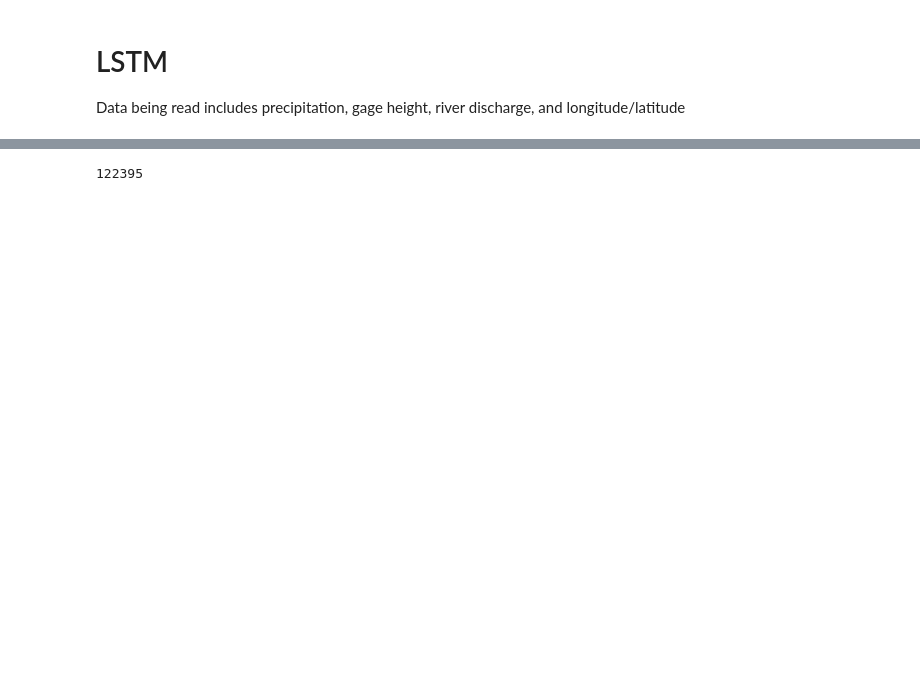
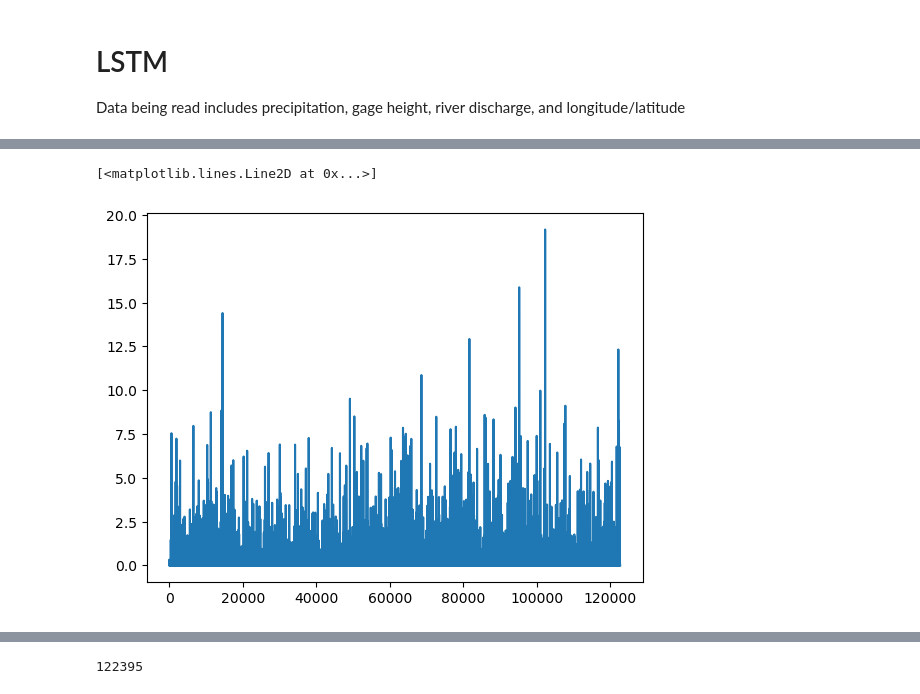
Before and after one commit to BrendanGramp/UMDAOSC650, a Jupyter notebook: AOSC650RNNFinalProject.ipynb, the cells around one changed output, grey strips where cells are left out. Drawn from its saved outputs; the diff is of its cells as text; code cells hidden in the pictures; blank space fills up the shorter version.

```diff
--- a/AOSC650RNNFinalProject.ipynb
+++ b/AOSC650RNNFinalProject.ipynb
@@ -209,0 +180,13 @@ print(k)
+# %%
+# drop any nans
+dataset1 = dataset1.dropna(subset=["PRECTOTCORR"])
+dataset2 = dataset2.dropna(subset=["PRECTOTCORR"])
+dataset3 = dataset3.dropna(subset=["PRECTOTCORR"])
+dataset4 = dataset4.dropna(subset=["PRECTOTCORR"])
+dataset5 = dataset5.dropna(subset=["PRECTOTCORR"])
+dataset6 = dataset6.dropna(subset=["PRECTOTCORR"])
+dataset7 = dataset7.dropna(subset=["PRECTOTCORR"])
+dataset8 = dataset8.dropna(subset=["PRECTOTCORR"])
+dataset9 = dataset9.dropna(subset=["PRECTOTCORR"])
+dataset10 = dataset10.dropna(subset=["PRECTOTCORR"])
+dataset11 = dataset11.dropna(subset=["PRECTOTCORR"])
@@ -209,0 +217,5 @@ print(k)
+# %%
+plt.plot(range(122712), dataset1["PRECTOTCORR"])
+# %% [output]
+[<matplotlib.lines.Line2D at 0x...>]
+[figure, added]
```
Also changed, not shown: parts of 116 cells of this notebook.
